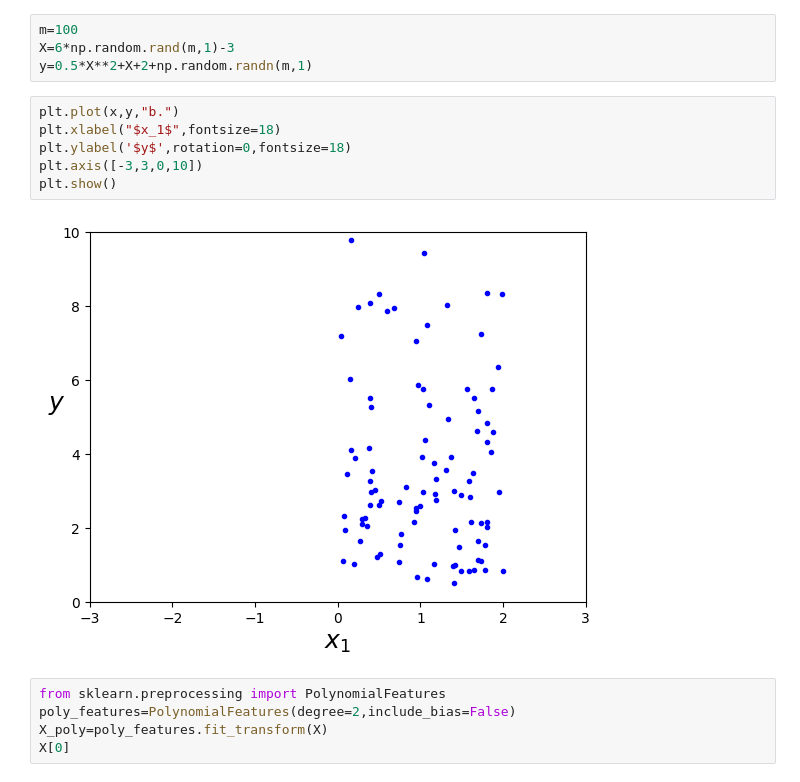
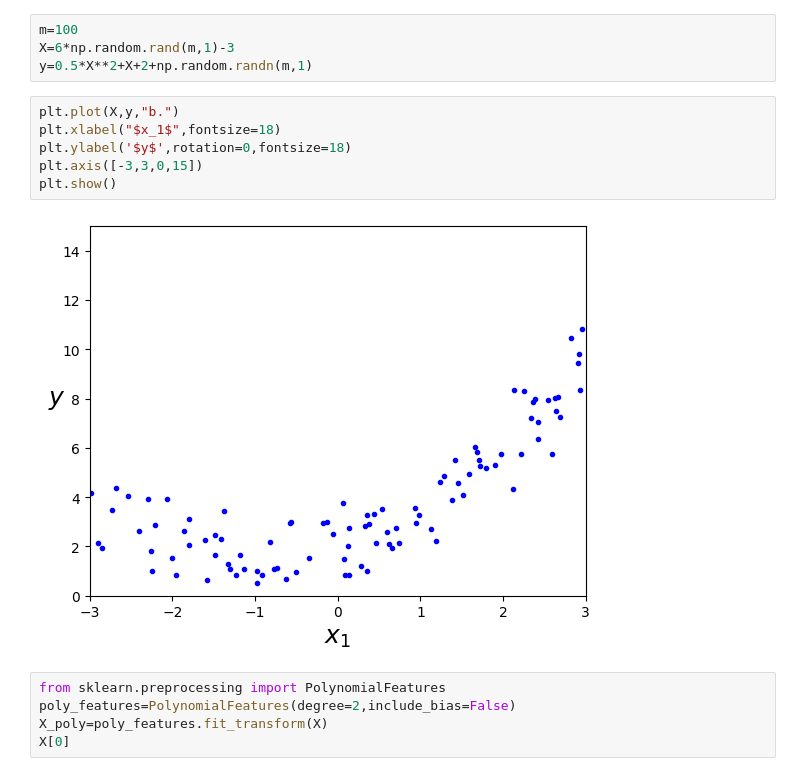
Before and after one commit to Krishan098/machine-learning-hands-on-, a Jupyter notebook: linearregession.ipynb, the cells around one changed output. Cells and saved outputs as stored; diff of their text form.

```diff
--- a/linearregession.ipynb
+++ b/linearregession.ipynb
@@ -217,13 +288,13 @@ m=100
 X=6*np.random.rand(m,1)-3
 y=0.5*X**2+X+2+np.random.randn(m,1)
 # %%
-plt.plot(x,y,"b.")
+plt.plot(X,y,"b.")
 plt.xlabel("$x_1$",fontsize=18)
 plt.ylabel('$y$',rotation=0,fontsize=18)
-plt.axis([-3,3,0,10])
+plt.axis([-3,3,0,15])
 plt.show()
 # %% [output]
-[figure, old version]
+[figure, new version]
 # %%
 from sklearn.preprocessing import PolynomialFeatures
 poly_features=PolynomialFeatures(degree=2,include_bias=False)
```
Also changed, not shown: parts of 62 cells of this notebook.
